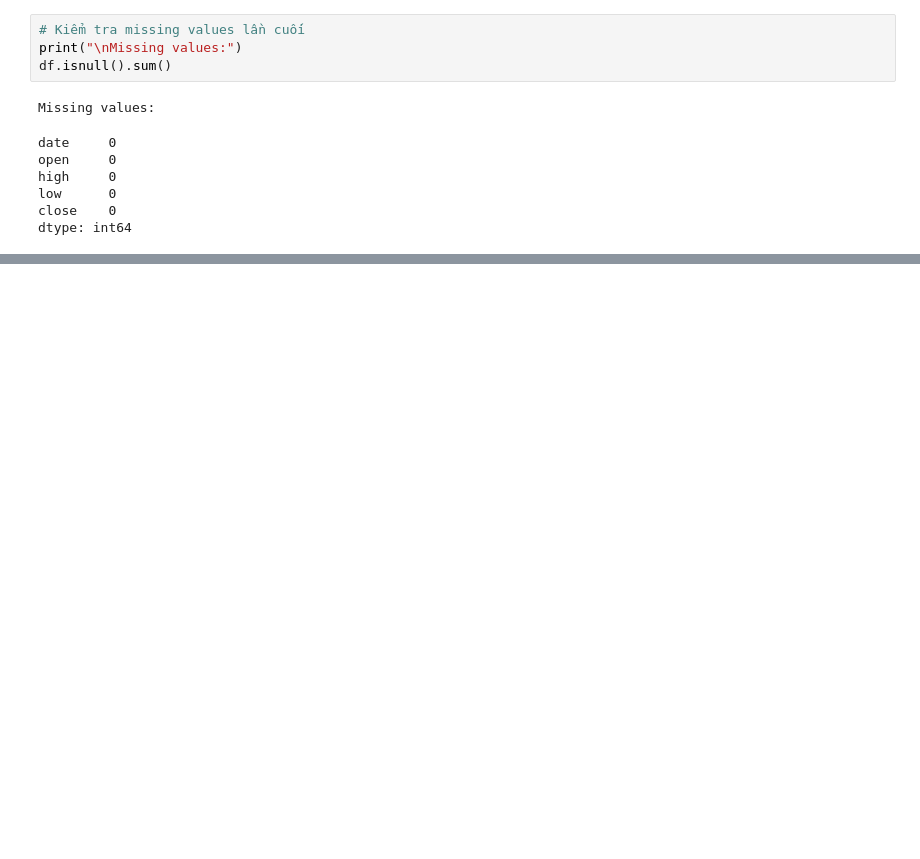
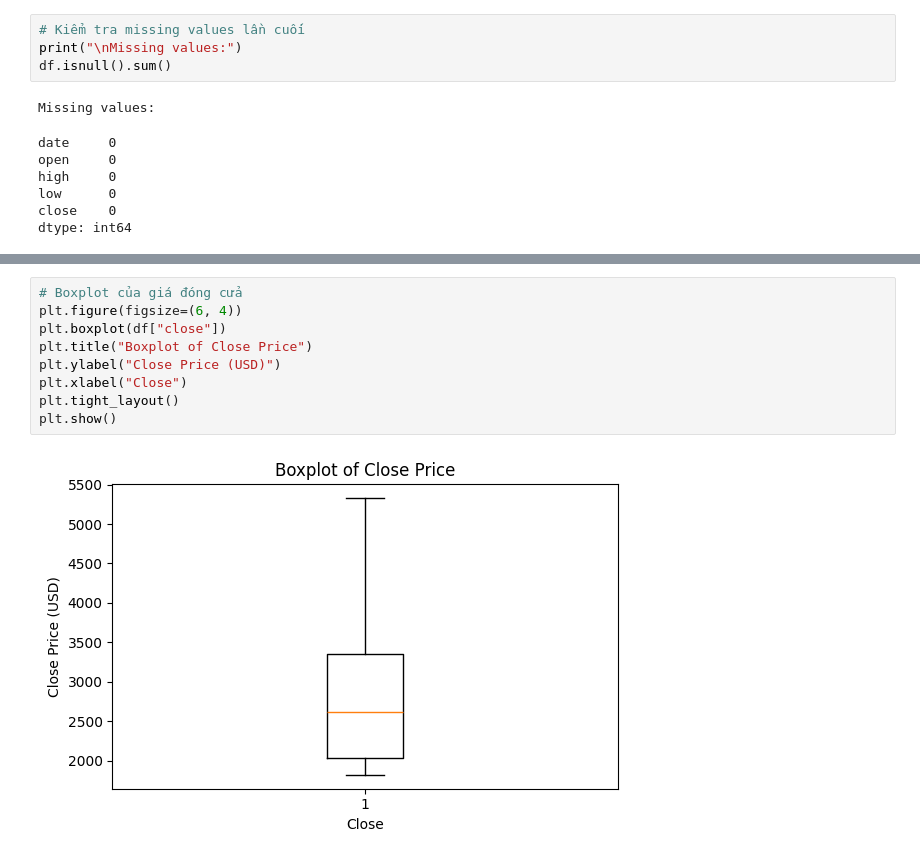
Before and after one commit to trinhnguyen2k/gold-price-forecasting-system, a Jupyter notebook: notebooks/02_eda.ipynb, the cells around one changed output, grey strips where cells are left out. Cells and saved outputs as stored; diff of their text form; blank space fills up the shorter version.

```diff
--- a/notebooks/02_eda.ipynb
+++ b/notebooks/02_eda.ipynb
@@ -63,3 +77,14 @@ dtype: int64
+# %%
+# Boxplot của giá đóng cửa
+plt.figure(figsize=(6, 4))
+plt.boxplot(df["close"])
+plt.title("Boxplot of Close Price")
+plt.ylabel("Close Price (USD)")
+plt.xlabel("Close")
+plt.tight_layout()
+plt.show()
+# %% [output]
+[figure, new version]
 # %%
 # Vẽ biểu đồ giá đóng cửa (close) theo thời gian
 plt.figure(figsize=(12,5))
```
Also changed, not shown: parts of 8 cells of this notebook, 7 other files.
